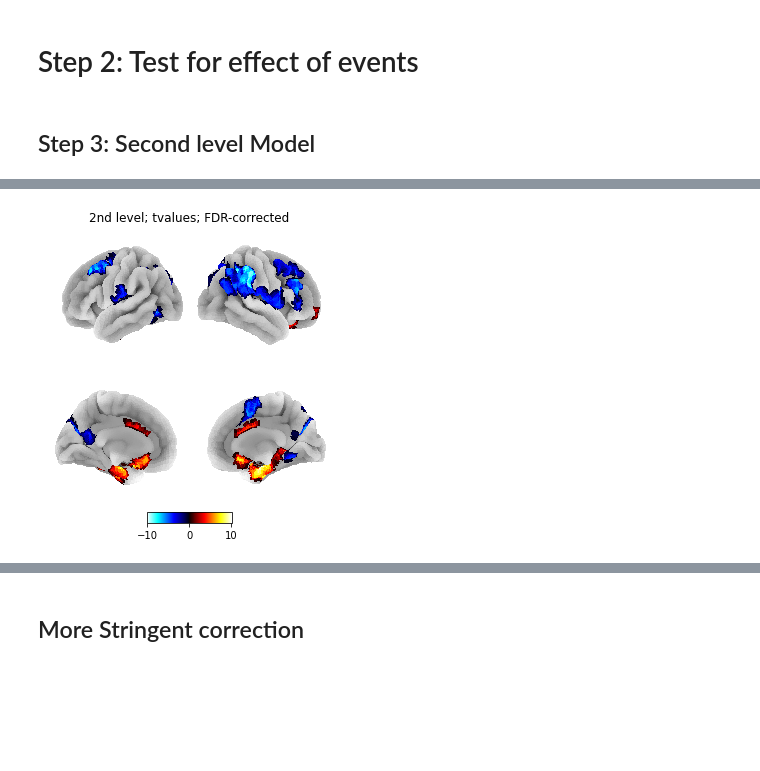
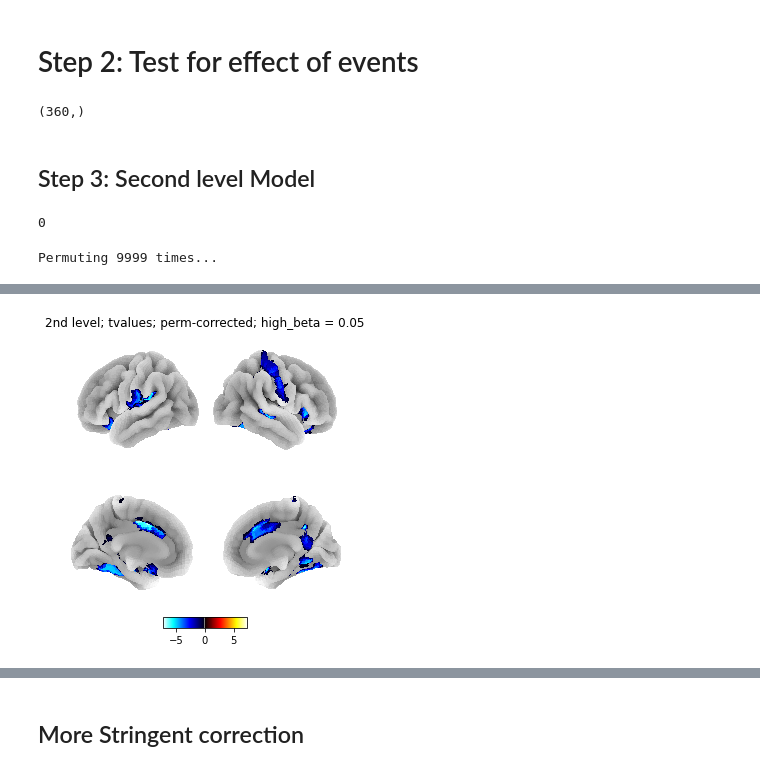
Before and after one commit to venkateshness/Internship_HBN, a Jupyter notebook: Graph-related_analysis/SDI_stats.ipynb, the cells around one changed output, grey strips where cells are left out. Saved outputs shown, nothing was run; the diff lists cells and outputs as text; code cells hidden in the pictures; blank space fills up the shorter version.

```diff
--- a/Graph-related_analysis/SDI_stats.ipynb
+++ b/Graph-related_analysis/SDI_stats.ipynb
@@ -3,5 +3,5 @@ import numpy as np
 total_no_of_events = '30_events'
 sdi = np.load(f'/users2/local/Venkatesh/Generated_Data/25_subjects_new/SDI/{total_no_of_events}.npz')
 # %%
-surrogate_SDI = np.load('/users2/local/Venkatesh/Generated_Data/25_subjects_new/SDI/surrogate_SDI_differenced.npz')
-empirical_SDI = np.load('/users2/local/Venkatesh/Generated_Data/25_subjects_new/SDI/empirical_SDIndex_differenced.npz')
+surrogate_SDI = np.load('/users2/local/Venkatesh/Generated_Data/25_subjects_new/SDI/surrogate_SDI_baseline_vanilla.npz')
+empirical_SDI = np.load('/users2/local/Venkatesh/Generated_Data/25_subjects_new/SDI/SDI_baseline_vanilla.npz')
@@ -14,7 +41,7 @@ from scipy.stats import wilcoxon, mannwhitneyu, rankdata, ttest_1samp
 from tqdm.notebook import tqdm
 
 n_subjects = 25
-n_events = 30
+n_events = 7
 n_roi = 360
 n_surrogate = 19
 
@@ -39,8 +66,10 @@ for subject in tqdm(range(n_subjects)):
 
             roi_level_p.append(stat_test_normalized)
 
+
         event_level_p.append(roi_level_p)
 
+
     test_stats.append(event_level_p)
 # %% [markdown]
 # Step 2: Test for effect of events
@@ -56,12 +85,24 @@ for sub in range(n_subjects):
         data = np.array(test_stats)[sub, :, roi]
 
         t, p = ttest_1samp(data, popmean = 0)
+        if t == np.inf:
+            t=0
+        if t == -np.inf:
+            t=0
 
+        if p == np.inf:
+            p=1
+        if p == -np.inf:
+            p=1
         sub_wise_p.append(p)
         sub_wise_t.append(t)
 
     pvalues_step2.append(sub_wise_p)
     tvalues_step2.append(sub_wise_t)
+# %%
+thresholded_pvals.shape
+# %% [output]
+(360,)
 # %%
 
 from nilearn.regions import signals_to_img_labels
@@ -70,13 +111,11 @@ from nilearn import image, plotting
 path_Glasser = "/homes/v20subra/S4B2/GSP/Glasser_masker.nii.gz"
 
 mnitemp = fetch_icbm152_2009()
-mask_mni = image.load_img(mnitemp["mask"])
-glasser_atlas = image.load_img(path_Glasser)
 
 for i in range(n_subjects):
 
     thresholded_pvals = (np.array(pvalues_step2)[i] < 0.05) * tvalues_step2[i]
-    signal = np.expand_dims(thresholded_pvals, axis =(0,2))
+    signal = np.expand_dims(thresholded_pvals, axis =(1,2))
 
 
     U0_brain = signals_to_img_labels(signal, path_Glasser, mnitemp["mask"])
@@ -87,6 +126,10 @@ for i in range(n_subjects):
     plt.show()
 # %% [markdown]
 ## Step 3: Second level Model
+# %%
+np.min(tvalues_step2)
+# %% [output]
+0
 # %%
 final_p, final_t = list(), []
 for roi in range(n_roi):
@@ -95,14 +138,13 @@ for roi in range(n_roi):
     final_p.append(pvals)
     final_t.append(tvals)
 # %%
-
-final_p_fdr = fdrcorrection(final_p)[1]
-
-
-
+import mne
 from nilearn.regions import signals_to_img_labels
 from nilearn.datasets import fetch_icbm152_2009
 from nilearn import image, plotting
+
+secondlevel_t, secondlevel_p, _ = mne.stats.permutation_t_test(np.array(np.array(tvalues_step2)))
+
 path_Glasser = "/homes/v20subra/S4B2/GSP/Glasser_masker.nii.gz"
 
 mnitemp = fetch_icbm152_2009()
@@ -111,15 +153,17 @@ glasser_atlas = image.load_img(path_Glasser)
 
 for i in range(1):
 
-    thresholded_pvals = (np.array(final_p_fdr) < 0.001) * final_t
-    signal = np.expand_dims(thresholded_pvals, axis =(0,2))
+    thresholded_tvals = (np.array(secondlevel_p) < 0.05) * np.array(secondlevel_t)
+
+    signal = np.expand_dims(thresholded_tvals, axis =(1,2))
 
 
     U0_brain = signals_to_img_labels(signal, path_Glasser, mnitemp["mask"])
 
-    plot = plotting.plot_img_on_surf(
-        U0_brain, title = f'2nd level; tvalues; FDR-corrected', threshold=0.1)
+    plot,_ = plotting.plot_img_on_surf(
+        U0_brain, title = f'2nd level; tvalues; perm-corrected; high_beta = 0.05', threshold=0.1, engine=engine)
 
-    # U0_brain.to_filename('2nd_level_map.nii.gz')
-    plt.show()
+    # U0_brain.to_filename('2nd_level_map_perm_corrected_stat.nii.gz')
+    plot.show()
 # %% [output]
+Permuting 9999 times...
@@ -126 +173 @@ for i in range(1):
-[figure, old version]
+[figure, new version]
```
Also changed, not shown: parts of 14 cells of this notebook, 12 other files.
